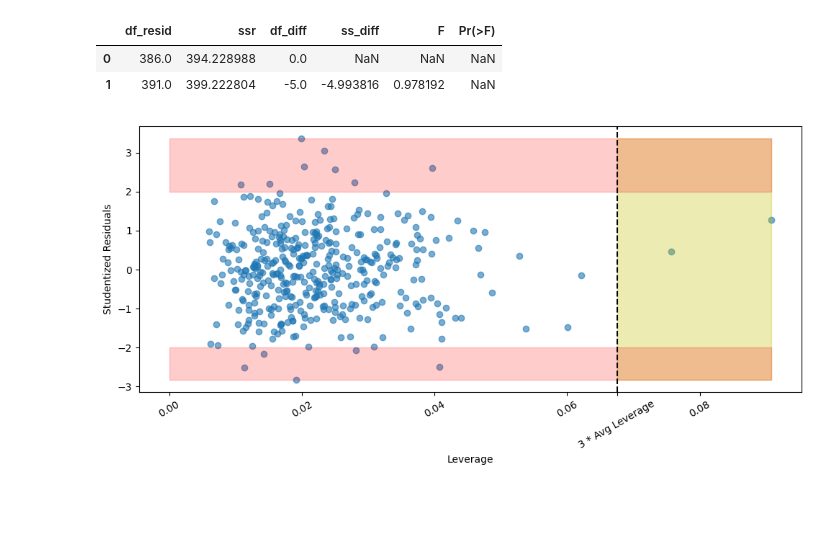
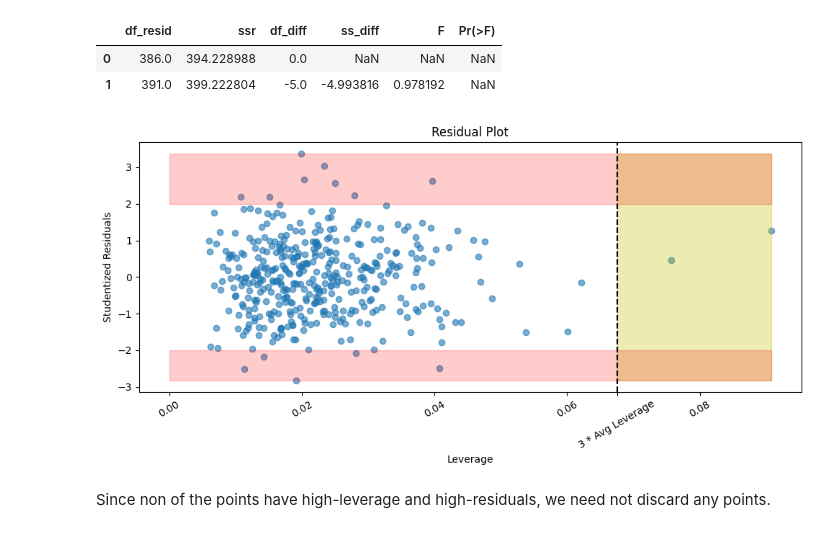
Before and after one commit to ar-bansal/ml-regression, a Jupyter notebook: linear_regression.ipynb, the cells around one changed output. Cells and saved outputs as stored; diff of their text form; code cells hidden in the pictures; blank space fills up the shorter version.

```diff
--- a/linear_regression.ipynb
+++ b/linear_regression.ipynb
@@ -560,23 +560,26 @@ anova_lm(result, result1)
 # %%
 influence1 = result1.get_influence()
 avg_leverage = influence1.hat_matrix_diag.mean()
 max_leverage = influence1.hat_matrix_diag.max()
 max_resid = influence1.resid_studentized_internal.max()
 min_resid = influence1.resid_studentized_internal.min()
 
 fig = plt.figure(figsize=(10, 5))
 ax = plt.subplot()
 ax.scatter(influence1.hat_matrix_diag, influence1.resid_studentized_internal, alpha=0.6)
 ax.set_xlabel("Leverage")
 ax.set_ylabel("Studentized Residuals")
+ax.set_title("Residual Plot")
 
 ax.axvline(3 * avg_leverage, c='k', ls="--")
 ax.set_xticks(list(ax.get_xticks()) + [3 * avg_leverage], list(ax.get_xticklabels()) + ["3 * Avg Leverage"], rotation=30)
 
 ax.fill_betweenx(y=np.linspace(min_resid, max_resid, 100), x1=3 * avg_leverage, x2=max_leverage, color='y', alpha=0.3)
 ax.fill_between(x=np.linspace(0, max_leverage, 100), y1=min(2, max_resid), y2=max(2, max_resid), color='r', alpha=0.2)
 ax.fill_between(x=np.linspace(0, max_leverage, 100), y1=max(-2, min_resid), y2=min(-2, min_resid), color='r', alpha=0.2)
 
 plt.tight_layout()
 # %% [output]
-[figure, old version]
+[figure, new version]
+# %% [markdown]
+Since non of the points have high-leverage and high-residuals, we need not discard any points.
```
Also changed, not shown: parts of 7 cells of this notebook.
